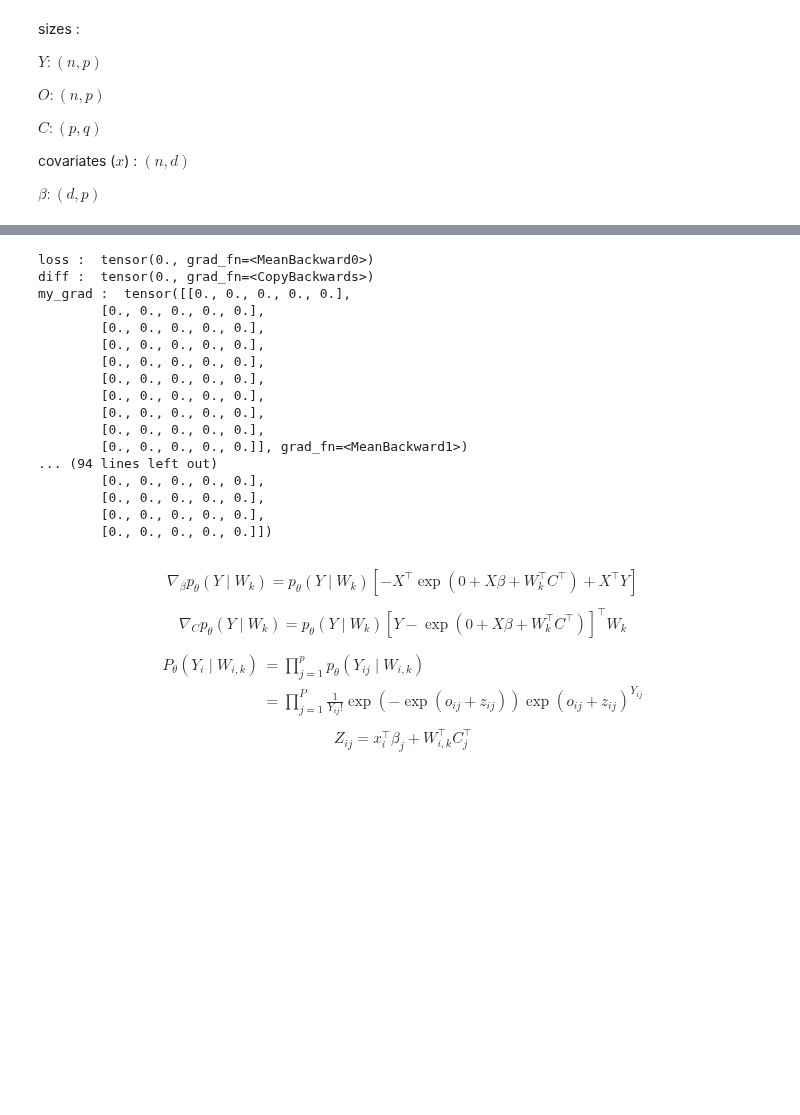
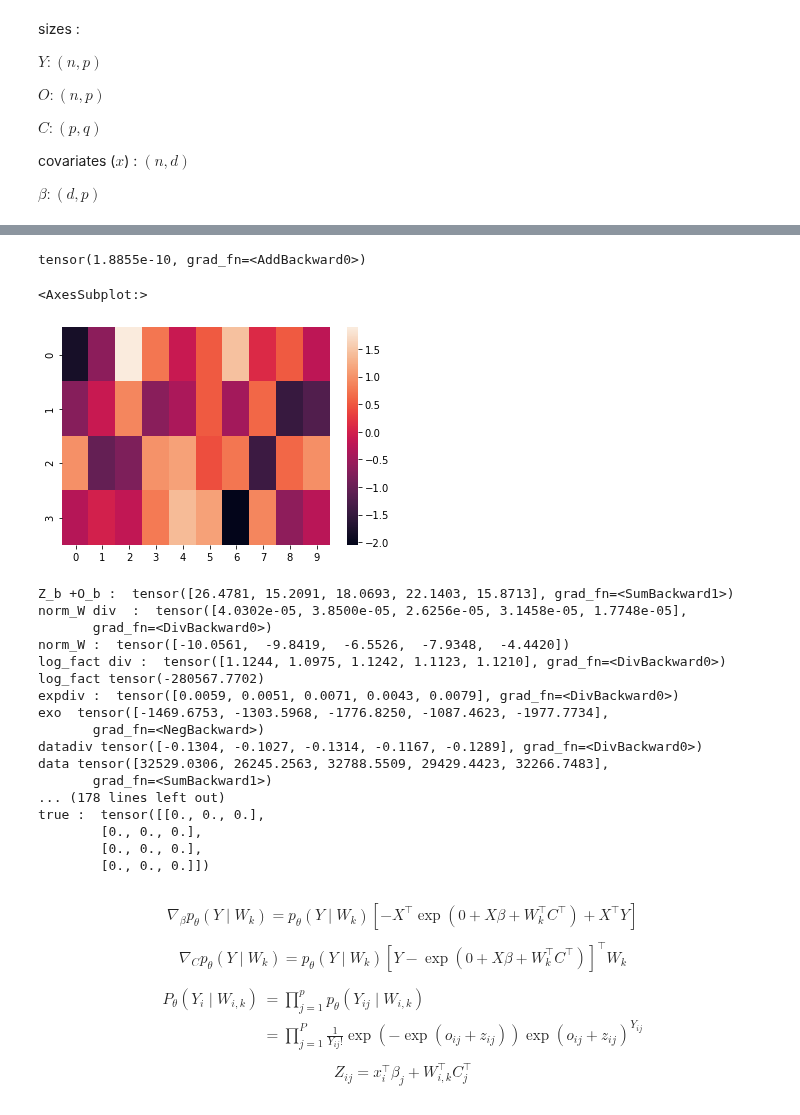
Before and after one commit to PLN-team/pyPLNmodels, a Jupyter notebook: MC_PLNPCA.ipynb, the cells around one changed output, grey strips where cells are left out. Drawn from its saved outputs; the diff is of its cells as text; code cells hidden in the pictures; blank space fills up the shorter version.

```diff
--- a/MC_PLNPCA.ipynb
+++ b/MC_PLNPCA.ipynb
@@ -348,33 +454,38 @@ class MC_PLNPCA():
+# %%
+model.compute_likelihood(0.00001)
+# %% [output]
+tensor(1.8855e-10, grad_fn=<AddBackward0>)
+# %%
+sns.heatmap(true_beta)
+# %% [output]
+<AxesSubplot:>
+[figure, added]
 # %%
 batch_size = n//5
 model = MC_PLNPCA(q,batch_size)
 model.init_data(Y_sampled, O, covariates)
-#model.single_fit(0, )
-#for Y_b, covariates_b, O_b in model.get_batch(model.batch_size):
-#    model.batch_grad_C(Y_b, covariates_b, O_b,0.01)
-#%time model.fit(10,0.01)
-a = 0
+
 for Y_b, covariates_b, O_b in model.get_batch(model.batch_size):
-    W = torch.randn(20, model.batch_size,q)
+    W = torch.randn(5, model.batch_size,q)
     model.fit_batch(Y_b, covariates_b, O_b,W)
 # %% [output]
-loss :  tensor(0., grad_fn=<MeanBackward0>)
-diff :  tensor(0., grad_fn=<CopyBackwards>)
-my_grad :  tensor([[0., 0., 0., 0., 0.],
-        [0., 0., 0., 0., 0.],
-        [0., 0., 0., 0., 0.],
-        [0., 0., 0., 0., 0.],
-        [0., 0., 0., 0., 0.],
-        [0., 0., 0., 0., 0.],
-        [0., 0., 0., 0., 0.],
-        [0., 0., 0., 0., 0.],
-        [0., 0., 0., 0., 0.],
-        [0., 0., 0., 0., 0.]], grad_fn=<MeanBackward1>)
-... (94 lines left out)
-        [0., 0., 0., 0., 0.],
-        [0., 0., 0., 0., 0.],
-        [0., 0., 0., 0., 0.],
-        [0., 0., 0., 0., 0.]])
+Z_b +O_b :  tensor([26.4781, 15.2091, 18.0693, 22.1403, 15.8713], grad_fn=<SumBackward1>)
+norm_W div  :  tensor([4.0302e-05, 3.8500e-05, 2.6256e-05, 3.1458e-05, 1.7748e-05],
+       grad_fn=<DivBackward0>)
+norm_W :  tensor([-10.0561,  -9.8419,  -6.5526,  -7.9348,  -4.4420])
+log_fact div :  tensor([1.1244, 1.0975, 1.1242, 1.1123, 1.1210], grad_fn=<DivBackward0>)
+log_fact tensor(-280567.7702)
+expdiv :  tensor([0.0059, 0.0051, 0.0071, 0.0043, 0.0079], grad_fn=<DivBackward0>)
+exo  tensor([-1469.6753, -1303.5968, -1776.8250, -1087.4623, -1977.7734],
+       grad_fn=<NegBackward>)
+datadiv tensor([-0.1304, -0.1027, -0.1314, -0.1167, -0.1289], grad_fn=<DivBackward0>)
+data tensor([32529.0306, 26245.2563, 32788.5509, 29429.4423, 32266.7483],
+       grad_fn=<SumBackward1>)
+... (178 lines left out)
+true :  tensor([[0., 0., 0.],
+        [0., 0., 0.],
+        [0., 0., 0.],
+        [0., 0., 0.]])
 # %% [markdown]
 $$
 \nabla_{\beta} p_{\theta}\left(Y \mid W_k\right)=p_{\theta}\left(Y \mid W_k\right)\left[-X^{\top} \exp \left(0+X\beta+W_k^{\top} C^{\top}\right)+ X^{\top}Y\right]
```
Also changed, not shown: parts of 12 cells of this notebook.
